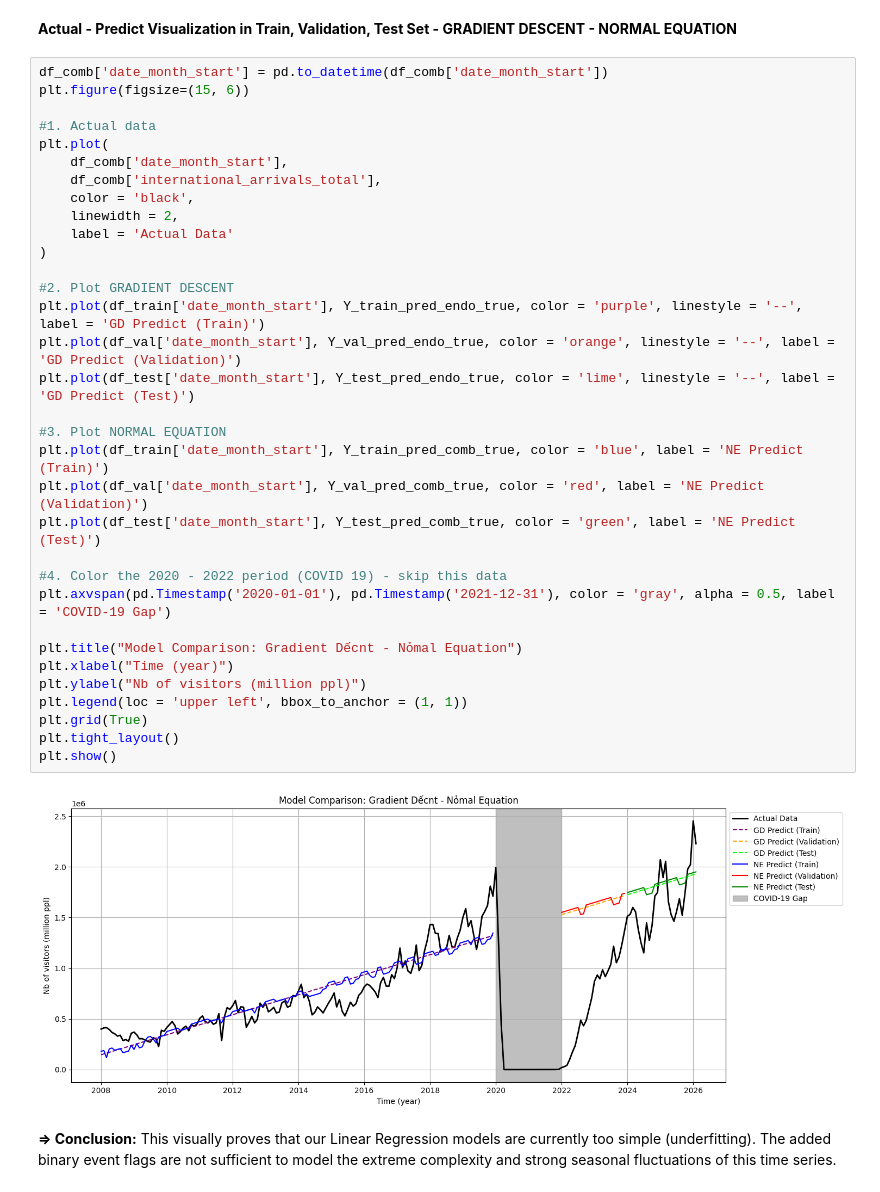
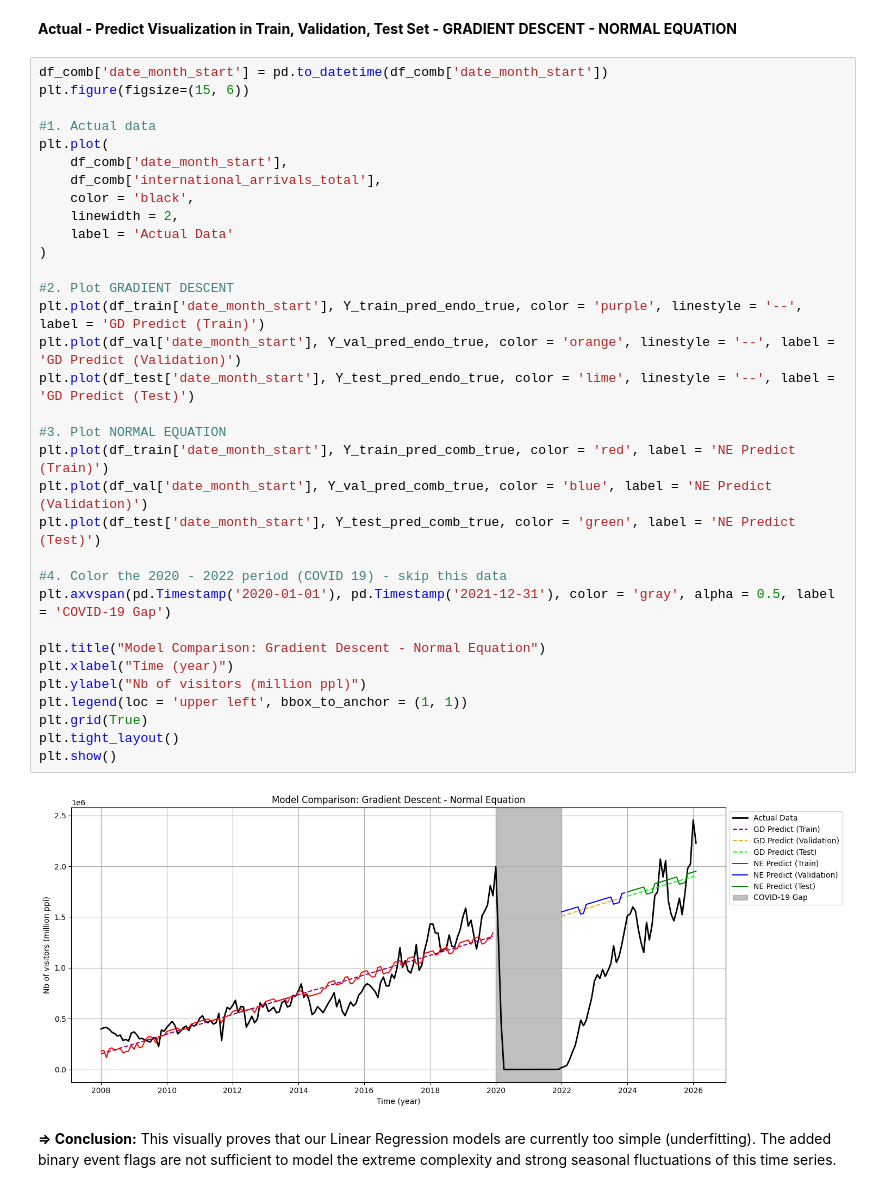
Before and after one commit to maianhtran2410093/machine-learning-1-arrivals-prediction, a Jupyter notebook: ML1_Midterm.ipynb, the cells around one changed output. Saved outputs shown, nothing was run; the diff lists cells and outputs as text.

```diff
--- a/ML1_Midterm.ipynb
+++ b/ML1_Midterm.ipynb
@@ -478,37 +478,37 @@ Adding external event flags to NE did not improve much the predictive performanc
 df_comb['date_month_start'] = pd.to_datetime(df_comb['date_month_start'])
 plt.figure(figsize=(15, 6))
 
 #1. Actual data
 plt.plot(
     df_comb['date_month_start'],
     df_comb['international_arrivals_total'],
     color = 'black',
     linewidth = 2,
     label = 'Actual Data'
 )
 
 #2. Plot GRADIENT DESCENT
 plt.plot(df_train['date_month_start'], Y_train_pred_endo_true, color = 'purple', linestyle = '--', label = 'GD Predict (Train)')
 plt.plot(df_val['date_month_start'], Y_val_pred_endo_true, color = 'orange', linestyle = '--', label = 'GD Predict (Validation)')
 plt.plot(df_test['date_month_start'], Y_test_pred_endo_true, color = 'lime', linestyle = '--', label = 'GD Predict (Test)')
 
 #3. Plot NORMAL EQUATION
-plt.plot(df_train['date_month_start'], Y_train_pred_comb_true, color = 'blue', label = 'NE Predict (Train)')
-plt.plot(df_val['date_month_start'], Y_val_pred_comb_true, color = 'red', label = 'NE Predict (Validation)')
+plt.plot(df_train['date_month_start'], Y_train_pred_comb_true, color = 'red', label = 'NE Predict (Train)')
+plt.plot(df_val['date_month_start'], Y_val_pred_comb_true, color = 'blue', label = 'NE Predict (Validation)')
 plt.plot(df_test['date_month_start'], Y_test_pred_comb_true, color = 'green', label = 'NE Predict (Test)')
 
 #4. Color the 2020 - 2022 period (COVID 19) - skip this data
 plt.axvspan(pd.Timestamp('2020-01-01'), pd.Timestamp('2021-12-31'), color = 'gray', alpha = 0.5, label = 'COVID-19 Gap')
 
-plt.title("Model Comparison: Gradient Dếcnt - Nỏmal Equation")
+plt.title("Model Comparison: Gradient Descent - Normal Equation")
 plt.xlabel("Time (year)")
 plt.ylabel("Nb of visitors (million ppl)")
 plt.legend(loc = 'upper left', bbox_to_anchor = (1, 1))
 plt.grid(True)
 plt.tight_layout()
 plt.show()
 # %% [output]
-[figure, old version]
+[figure, new version]
 # %% [markdown]
 **=> Conclusion:** This visually proves that our Linear Regression models are currently too simple (underfitting). The added binary event flags are not sufficient to model the extreme complexity and strong seasonal fluctuations of this time series.
 # %% [markdown]
```
Also changed, not shown: parts of 6 cells of this notebook.
